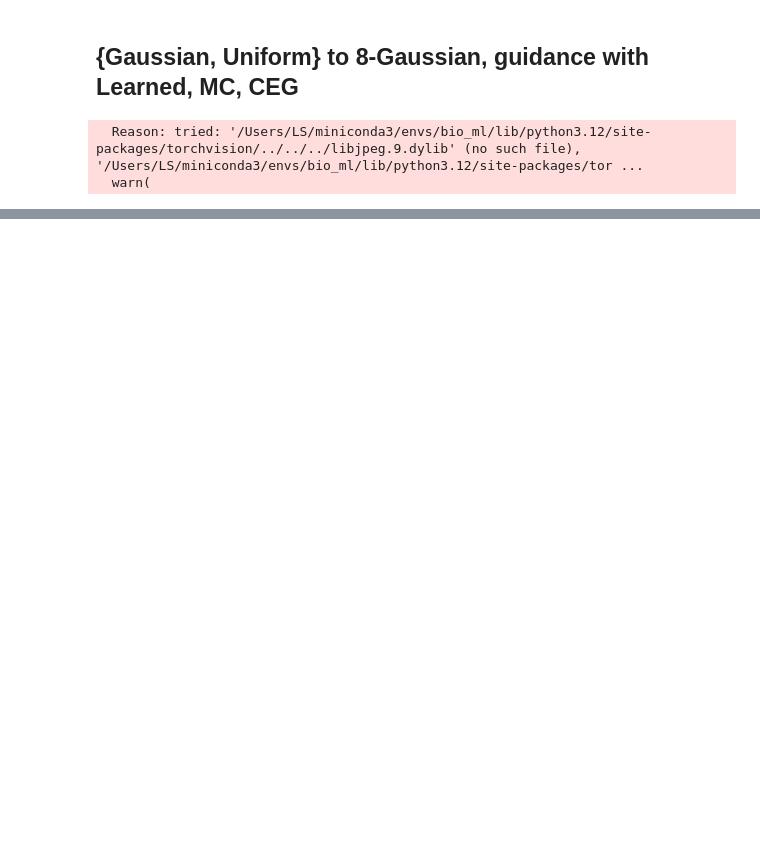
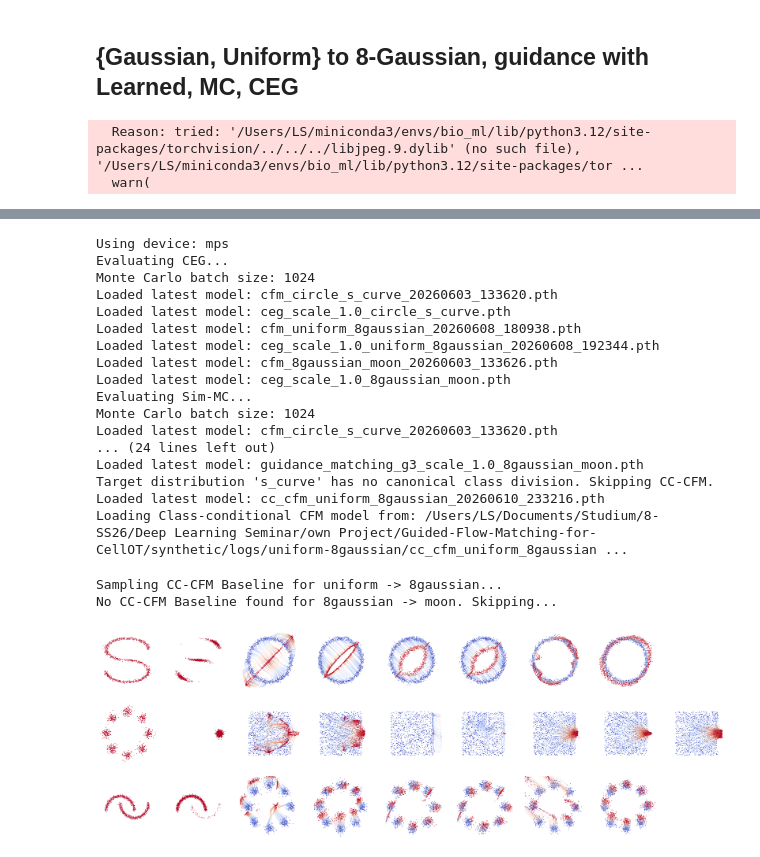
Before and after one commit to scherblu/Guided-Flow-Matching-for-CellOT, a Jupyter notebook: synthetic/notebooks/fig_compare_to_class-cond_CFM.ipynb, the cells around one changed output, grey strips where cells are left out. Cells and saved outputs as stored; diff of their text form; code cells hidden in the pictures; blank space fills up the shorter version.

Commit message:
refine plotting functions to be more flexible

```diff
--- a/synthetic/notebooks/fig_compare_to_class-cond_CFM.ipynb
+++ b/synthetic/notebooks/fig_compare_to_class-cond_CFM.ipynb
@@ -193,7 +193,7 @@ def evaluate(x0_sampler, x1_sampler, model, guide_fn, cfg: ODEConfig):
     return traj
 
 
-def sample_and_compute_w2(guide_cfgs: List[GuideFnConfig]):
+def sample_and_compute_w2(guide_cfgs: List[GuideFnConfig], show_plots: bool = False):
     print("Monte Carlo batch size:", guide_cfgs[0].mc_batch_size)
 
     trajs = []
@@ -248,19 +248,20 @@ def sample_and_compute_w2(guide_cfgs: List[GuideFnConfig]):
             # Calculate the energy landscape
             Z_grid = model_Z(torch.cat([xy, t], 1).to(cfg.ode_cfg.device)).detach().cpu().numpy().reshape(100, 100)
 
-            # Plot with correct coordinate mapping
-            fig, ax = plt.subplots(figsize=(6, 5))
+            if show_plots:
+                # Plot with correct coordinate mapping
+                fig, ax = plt.subplots(figsize=(6, 5))
 
-            # Use extent=[xmin, xmax, ymin, ymax] to map indices back to 0-1
-            img = ax.imshow(Z_grid, extent=[0, 1, 0, 1], origin='lower', cmap='viridis', aspect='auto')
+                # Use extent=[xmin, xmax, ymin, ymax] to map indices back to 0-1
+                img = ax.imshow(Z_grid, extent=[0, 1, 0, 1], origin='lower', cmap='viridis', aspect='auto')
 
-            # Add descriptive labels
-            ax.set_title(f"CEG Learned Energy Landscape Z(x, t=0.9)\n{cfg.dist_pair[0]} -> {cfg.dist_pair[1]}")
-            ax.set_xlabel("X Coordinate")
-            ax.set_ylabel("Y Coordinate")
-            fig.colorbar(img, ax=ax, label="Learned Scalar Value Z")
+                # Add descriptive labels
+                ax.set_title(f"CEG Learned Energy Landscape Z(x, t=0.9)\n{cfg.dist_pair[0]} -> {cfg.dist_pair[1]}")
+                ax.set_xlabel("X Coordinate")
+                ax.set_ylabel("Y Coordinate")
+                fig.colorbar(img, ax=ax, label="Learned Scalar Value Z")
 
-            plt.show() # Display it cleanly before returning the trajectory
+                plt.show() # Display it cleanly before returning the trajectory
 
             traj = evaluate(x0_sampler, x1_sampler, model, ExpEnergyMLPWrapper(model_Z, scheduler=lambda t: 1, clamp=1), cfg.ode_cfg)
         elif cfg.guide_type in ['g_cov_A', 'g_cov_G']:
@@ -596,3 +635,33 @@ plt.show()
+# %%
+dist_pairs = [
+    ('circle', 's_curve'),
+    ('uniform', '8gaussian'),
+    ('8gaussian', 'moon')
+]
+fig, all_results = run_and_plot_comparisons(dist_pairs)
+fig.savefig('toy_with_cc_baseline_fixed.png', dpi=100, bbox_inches='tight', pad_inches=0)
+plt.show()
+# %% [output]
+Using device: mps
+Evaluating CEG...
+Monte Carlo batch size: 1024
+Loaded latest model: cfm_circle_s_curve_20260603_133620.pth
+Loaded latest model: ceg_scale_1.0_circle_s_curve.pth
+Loaded latest model: cfm_uniform_8gaussian_20260608_180938.pth
+Loaded latest model: ceg_scale_1.0_uniform_8gaussian_20260608_192344.pth
+Loaded latest model: cfm_8gaussian_moon_20260603_133626.pth
+Loaded latest model: ceg_scale_1.0_8gaussian_moon.pth
+Evaluating Sim-MC...
+Monte Carlo batch size: 1024
+Loaded latest model: cfm_circle_s_curve_20260603_133620.pth
+... (24 lines left out)
+Loaded latest model: guidance_matching_g3_scale_1.0_8gaussian_moon.pth
+Target distribution 's_curve' has no canonical class division. Skipping CC-CFM.
+Loaded latest model: cc_cfm_uniform_8gaussian_20260610_233216.pth
+Loading Class-conditional CFM model from: /Users/LS/Documents/Studium/8-SS26/Deep Learning Seminar/own Project/Guided-Flow-Matching-for-CellOT/synthetic/logs/uniform-8gaussian/cc_cfm_uniform_8gaussian ...
+Sampling CC-CFM Baseline for uniform -> 8gaussian...
+No CC-CFM Baseline found for 8gaussian -> moon. Skipping...
+[figure, added]
 # %%
 EVAL_B = 2048  # Use robust batch size for stable Wasserstein metrics
 print(f"Re-running inference (no training!) with Batch Size = {EVAL_B}...")
```
Also changed, not shown: parts of 12 cells of this notebook, 1 other file.
